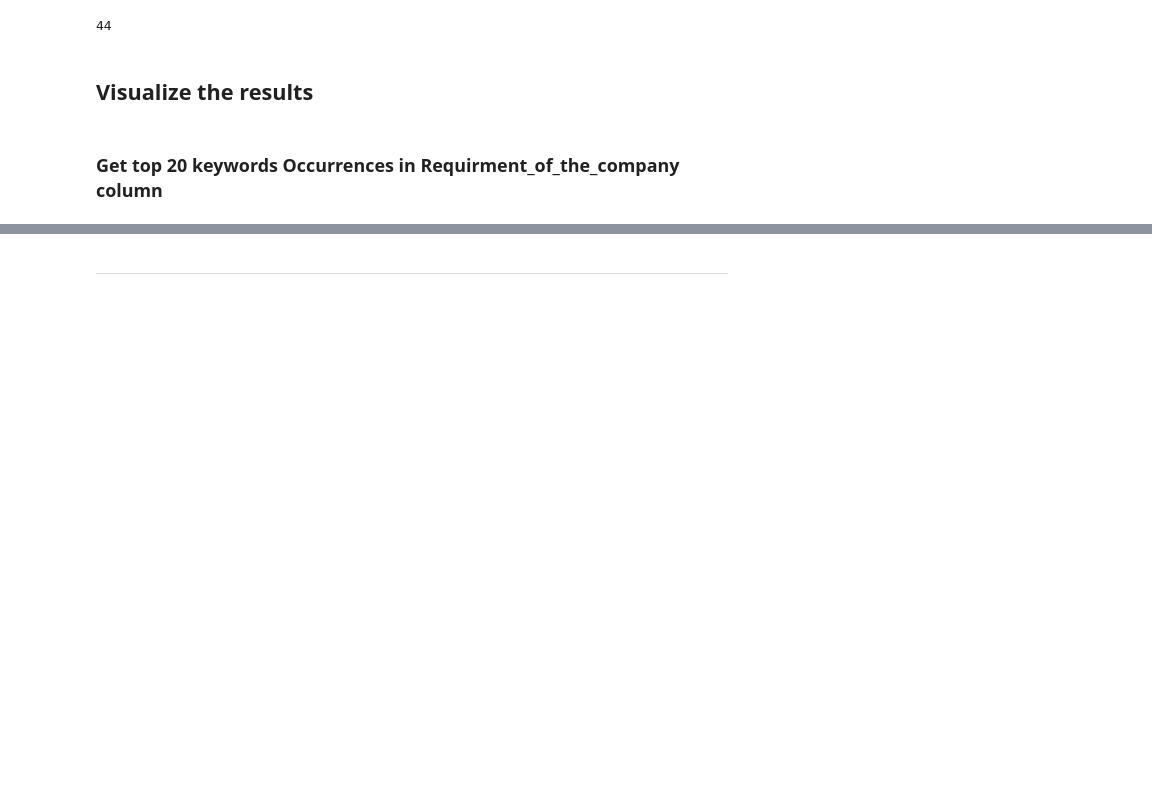
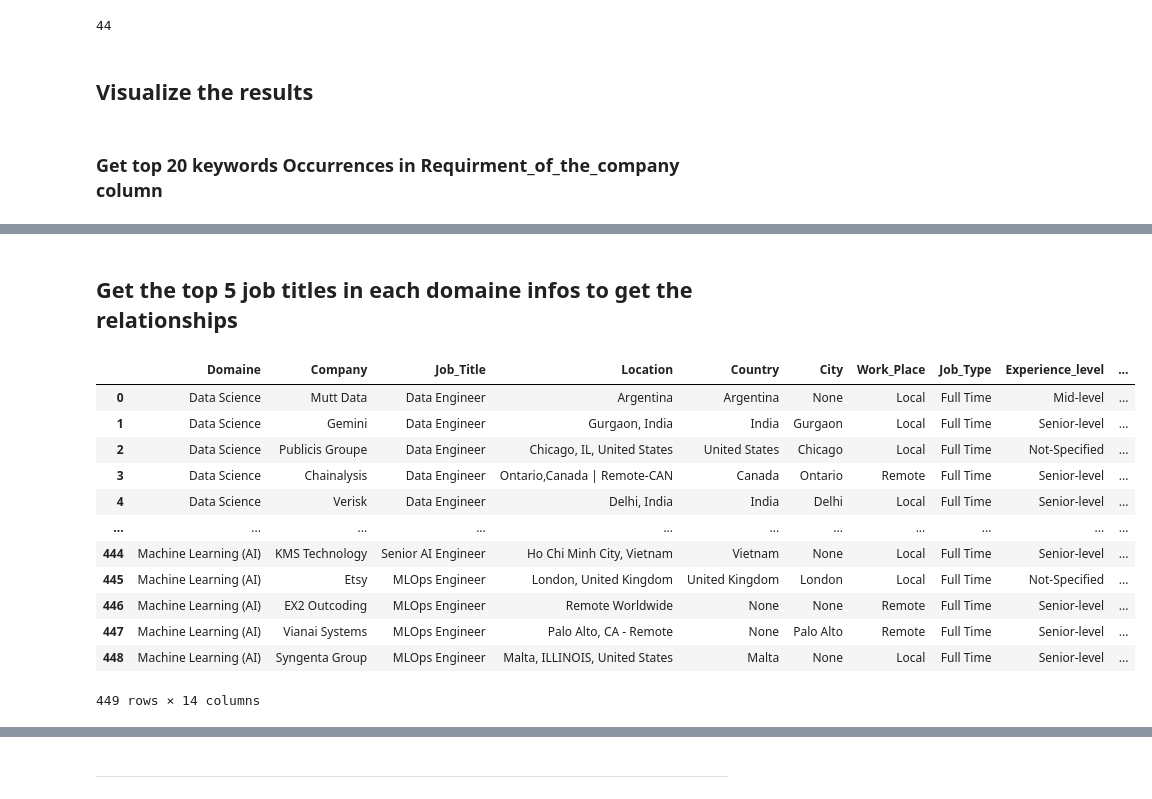
Before and after one commit to Tarifi-Hicham/jobs_project, a Jupyter notebook: script.ipynb, the cells around one changed output, grey strips where cells are left out. Cells and saved outputs as stored; diff of their text form; code cells hidden in the pictures; blank space fills up the shorter version.

```diff
--- a/script.ipynb
+++ b/script.ipynb
@@ -816,3 +844,8 @@ country_salary = countries.sort_values(ascending=False).reset_index(name='Mean o
 
 fig = px.line(country_salary, x='Country', y='Mean of salaries',title="La moyenne des salaires par pays",markers=True)
 fig.show()
+# %%
+df_ds.loc[:, 'Domaine'] = 'Data Science'
+Domaine = df_ds.pop('Domaine')
+df_ds.insert(0, 'Domaine', Domaine)
+df_ds.head(5)
@@ -818,0 +859,5 @@ fig.show()
+# %%
+df_bd.loc[:, 'Domaine'] = 'Big Data'
+Domaine = df_bd.pop('Domaine')
+df_bd.insert(0, 'Domaine', Domaine)
+df_bd.head(5)
@@ -818,0 +871,5 @@ fig.show()
+# %%
+df_ml.loc[:, 'Domaine'] = 'Machine Learning (AI)'
+Domaine = df_ml.pop('Domaine')
+df_ml.insert(0, 'Domaine', Domaine)
+df_ml.head(5)
@@ -818,0 +883,36 @@ fig.show()
+# %%
+import plotly.express as px
+
+# concatenate the dataframes vertically
+df_domaines = pd.concat([df_ds.head(5), df_bd.head(5), df_ml.head(5)], axis=0)
+
+fig = px.scatter(df_domaines, x="Count", y="Job_Title", color="Domaine",size='Count',title='Les titres de poste les plus courants dans les domaines de Data science,AI et Big data')
+fig.show()
+# %% [markdown]
+## Get the top 5 job titles in each domaine infos to get the relationships
+# %%
+columns = df_clean.columns.tolist()
+columns.append('Domaine')
+data = []
+for row in df_domaines.itertuples():
+    new_row = df_clean[df_clean['Job_Title'] == row.Job_Title].assign(Domaine=row.Domaine)
+    data.extend(new_row.values.tolist())
+
+df_data = pd.DataFrame(data,columns=columns)
+Domaine = df_data.pop('Domaine')
+df_data.insert(0, 'Domaine', Domaine)
+df_data
+# %% [output]
+|  | Domaine | Company | Job_Title | Location | Country | City | Work_Place | Job_Type | Experience_level | ... |
+| 0 | Data Science | Mutt Data | Data Engineer | Argentina | Argentina | None | Local | Full Time | Mid-level | ... |
+| 1 | Data Science | Gemini | Data Engineer | Gurgaon, India | India | Gurgaon | Local | Full Time | Senior-level | ... |
+| 2 | Data Science | Publicis Groupe | Data Engineer | Chicago, IL, United States | United States | Chicago | Local | Full Time | Not-Specified | ... |
+| 3 | Data Science | Chainalysis | Data Engineer | Ontario,Canada | Remote-CAN | Canada | Ontario | Remote | Full Time | Senior-level | ... |
+| 4 | Data Science | Verisk | Data Engineer | Delhi, India | India | Delhi | Local | Full Time | Senior-level | ... |
+| ... | ... | ... | ... | ... | ... | ... | ... | ... | ... | ... |
+| 444 | Machine Learning (AI) | KMS Technology | Senior AI Engineer | Ho Chi Minh City, Vietnam | Vietnam | None | Local | Full Time | Senior-level | ... |
+| 445 | Machine Learning (AI) | Etsy | MLOps Engineer | London, United Kingdom | United Kingdom | London | Local | Full Time | Not-Specified | ... |
+| 446 | Machine Learning (AI) | EX2 Outcoding | MLOps Engineer | Remote Worldwide | None | None | Remote | Full Time | Senior-level | ... |
+| 447 | Machine Learning (AI) | Vianai Systems | MLOps Engineer | Palo Alto, CA - Remote | None | Palo Alto | Remote | Full Time | Senior-level | ... |
+| 448 | Machine Learning (AI) | Syngenta Group | MLOps Engineer | Malta, ILLINOIS, United States | Malta | None | Local | Full Time | Senior-level | ... |
+449 rows × 14 columns
```
Also changed, not shown: parts of 23 cells of this notebook.
